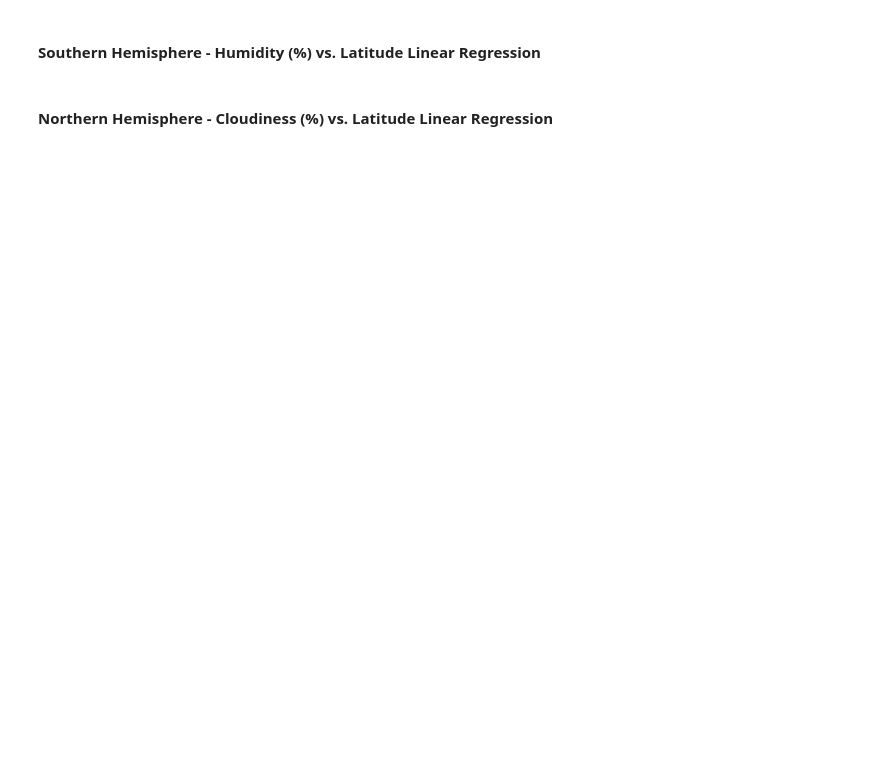
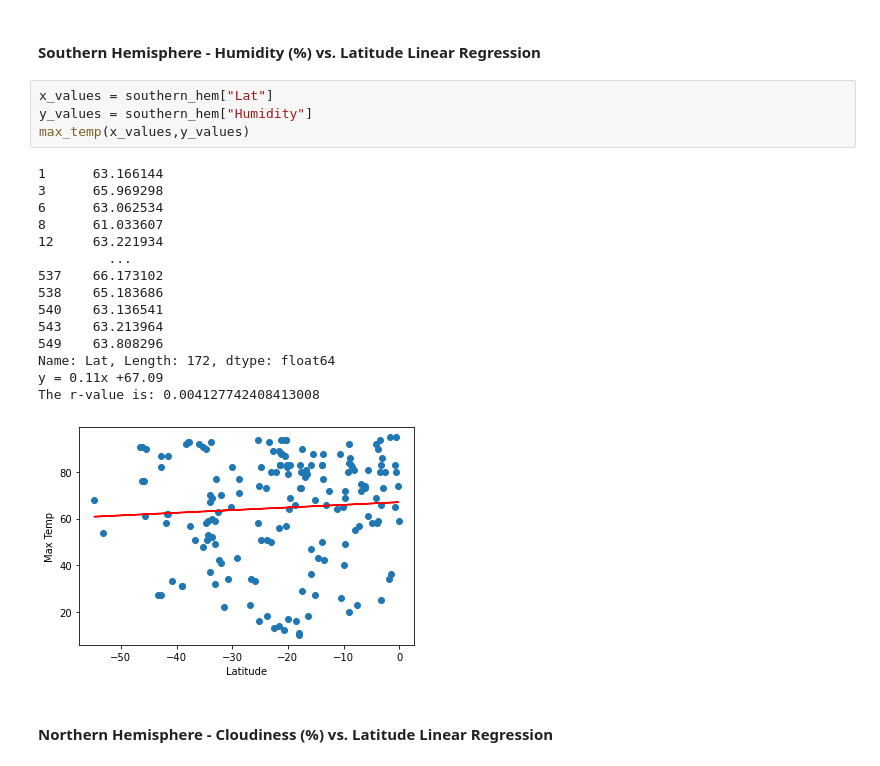
Before and after one commit to Jam0134/python-api-challenge-week-6, a Jupyter notebook: WeatherPy.ipynb, the cells around one changed output. Drawn from its saved outputs; the diff is of its cells as text; blank space fills up the shorter version.

```diff
--- a/WeatherPy.ipynb
+++ b/WeatherPy.ipynb
@@ -329,4 +454,24 @@ plt.grid (b=True,which="major",axis="both",linestyle="-",color="red")
 # %% [markdown]
 ####  Southern Hemisphere - Humidity (%) vs. Latitude Linear Regression
+# %%
+x_values = southern_hem["Lat"]
+y_values = southern_hem["Humidity"]
+max_temp(x_values,y_values)
+# %% [output]
+1      63.166144
+3      65.969298
+6      63.062534
+8      61.033607
+12     63.221934
+         ...
+537    66.173102
+538    65.183686
+540    63.136541
+543    63.213964
+549    63.808296
+Name: Lat, Length: 172, dtype: float64
+y = 0.11x +67.09
+The r-value is: 0.004127742408413008
+[figure, added]
 # %% [markdown]
 ####  Northern Hemisphere - Cloudiness (%) vs. Latitude Linear Regression
```
Also changed, not shown: parts of 20 cells of this notebook, 2 other files.
